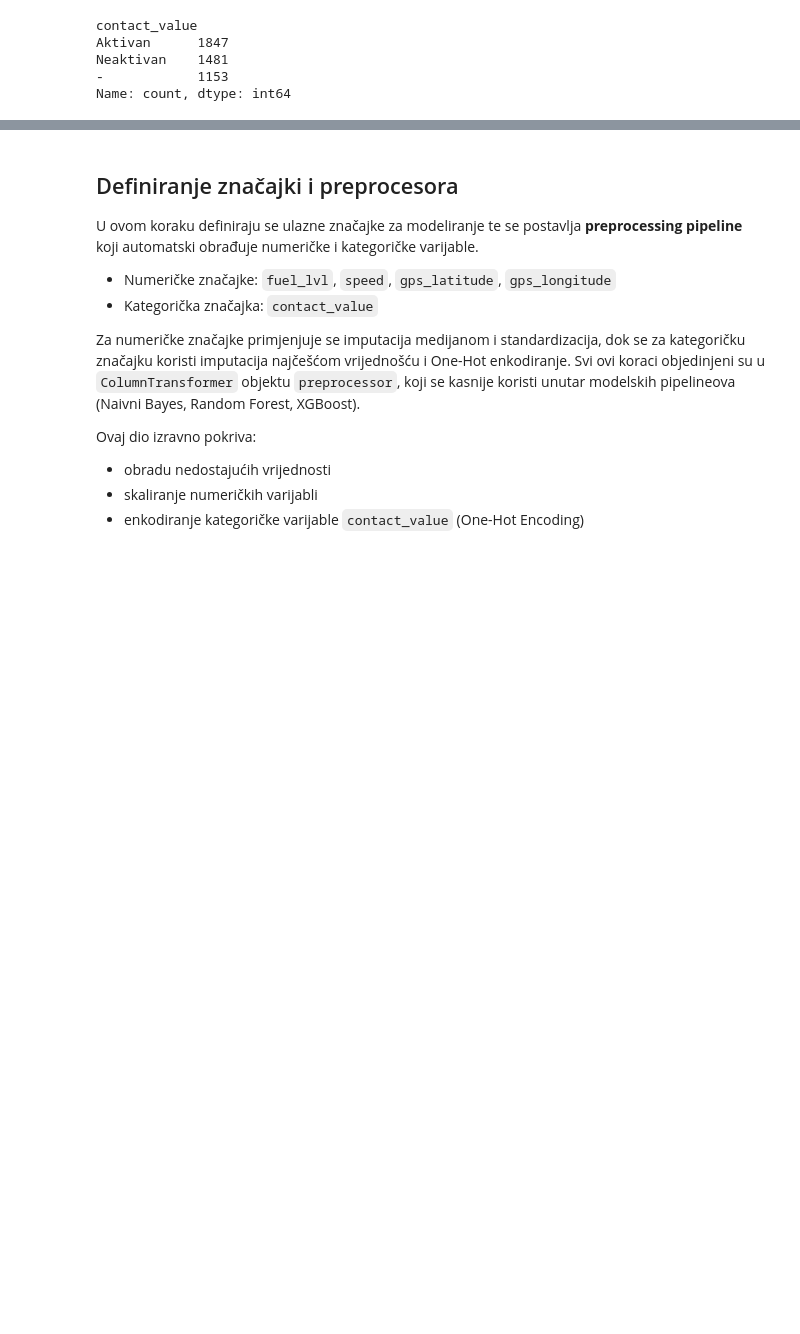
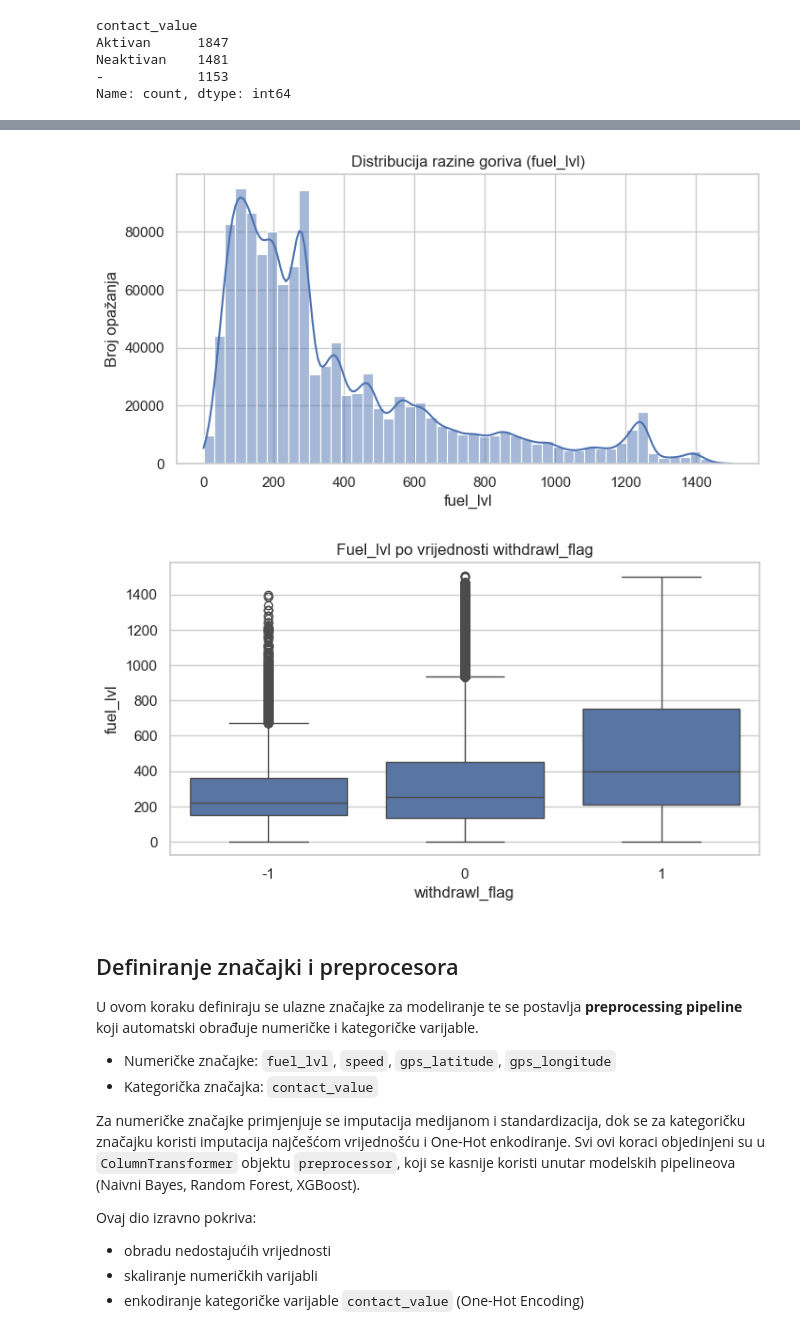
Before and after one commit to Djasek01/sick-fuel-event-detection, a Jupyter notebook: notebooks/2_2_Priprema_vizualuzacija_znacajki-2.ipynb, the cells around one changed output, grey strips where cells are left out. Cells and saved outputs as stored; diff of their text form; code cells hidden in the pictures; blank space fills up the shorter version.

```diff
--- a/notebooks/2_2_Priprema_vizualuzacija_znacajki-2.ipynb
+++ b/notebooks/2_2_Priprema_vizualuzacija_znacajki-2.ipynb
@@ -331,3 +399,22 @@ Name: count, dtype: int64
+# %%
+# Distribucija fuel_lvl
+plt.figure(figsize=(8, 4))
+sns.histplot(merged['fuel_lvl'], bins=50, kde=True)
+plt.title('Distribucija razine goriva (fuel_lvl)')
+plt.xlabel('fuel_lvl')
+plt.ylabel('Broj opažanja')
+plt.show()
+
+# Boxplot fuel_lvl po withdrawl_flag
+plt.figure(figsize=(8, 4))
+sns.boxplot(data=merged, x='withdrawl_flag', y='fuel_lvl')
+plt.title('Fuel_lvl po vrijednosti withdrawl_flag')
+plt.xlabel('withdrawl_flag')
+plt.ylabel('fuel_lvl')
+plt.show()
+# %% [output]
+[figure, added]
+[figure, added]
 # %% [markdown]
 ## Definiranje značajki i preprocesora
 
```
Also changed, not shown: parts of 8 cells of this notebook.
